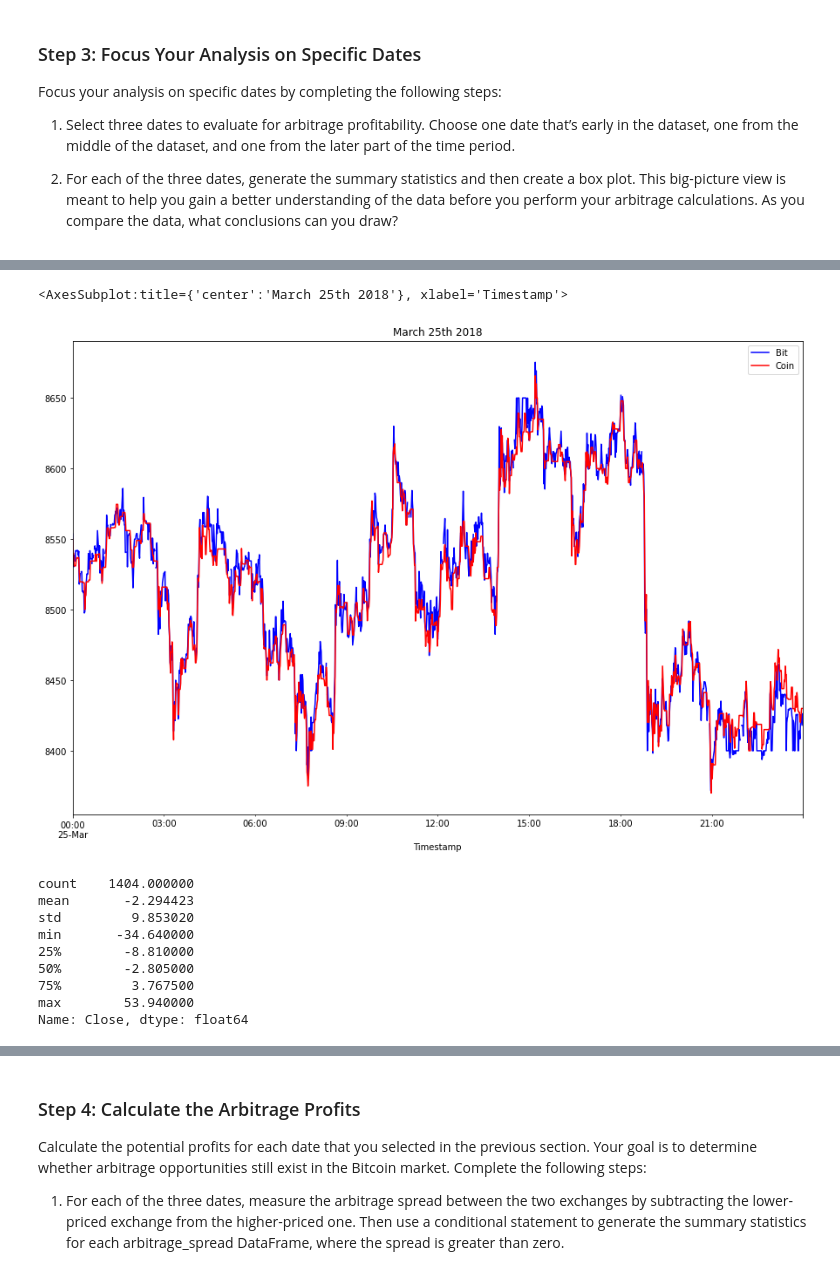
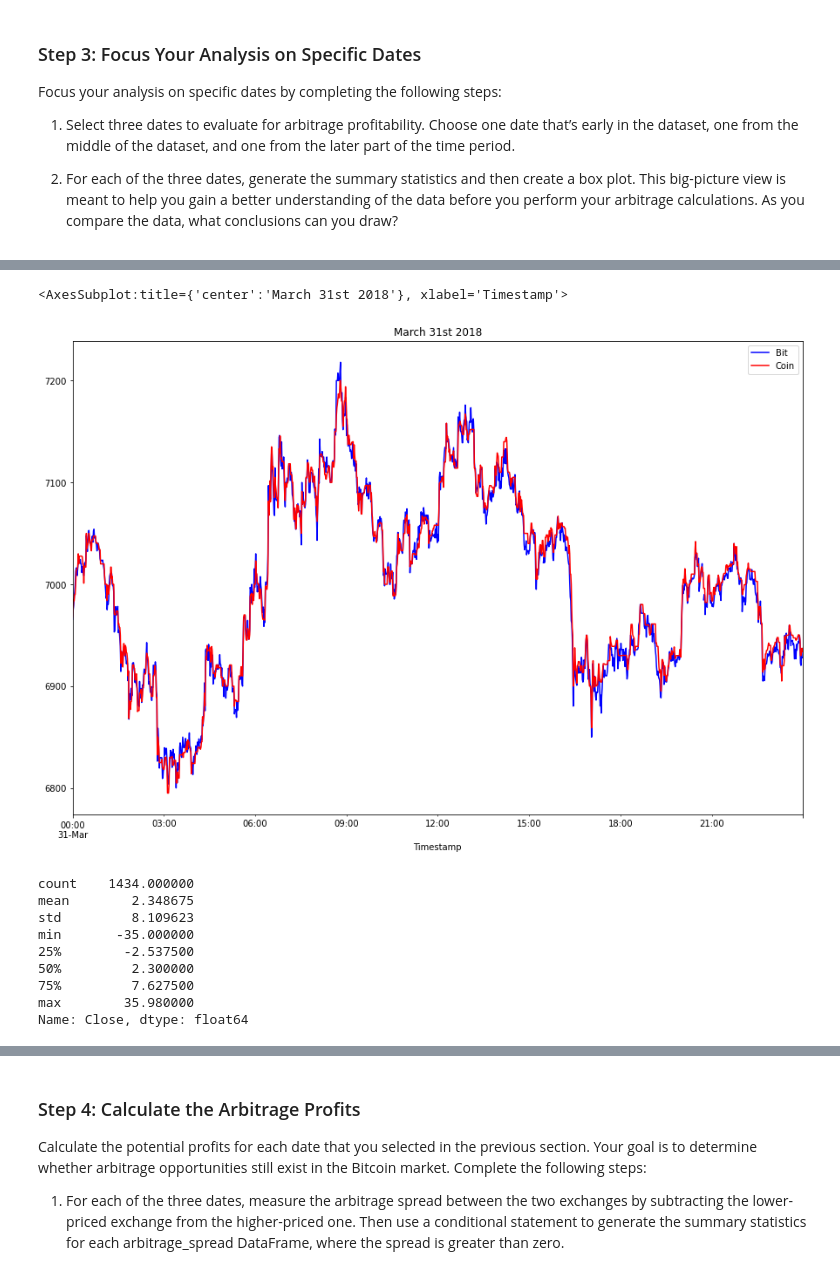
Before and after one commit to MaureenKC/Challenge-3, a Jupyter notebook: Fintech challenge 3/Starter_Code/crypto_arbitrage.ipynb, the cells around one changed output, grey strips where cells are left out. Drawn from its saved outputs; the diff is of its cells as text; code cells hidden in the pictures.

```diff
--- a/Fintech challenge 3/Starter_Code/crypto_arbitrage.ipynb
+++ b/Fintech challenge 3/Starter_Code/crypto_arbitrage.ipynb
@@ -396,27 +397,27 @@ arbitrage_spread_middle.plot(kind="box")
 # %%
 # Create an overlay plot that visualizes the two dataframes over a period of one day from late in the dataset.
 # Be sure that the plots include the parameters `legend`, `figsize`, `title`, `color` and `label`
-bitstamp['Close'].loc['2018-03-25'].plot(legend=True, figsize=(15,10),title="March 25th 2018",color="blue",label="Bit")
-coinbase['Close'].loc['2018-03-25'].plot(legend=True,figsize=(15,10),color="red",label="Coin")
+bitstamp['Close'].loc['2018-03-31'].plot(legend=True, figsize=(15,10),title="March 31st 2018",color="blue",label="Bit")
+coinbase['Close'].loc['2018-03-31'].plot(legend=True,figsize=(15,10),color="red",label="Coin")
 # %% [output]
-<AxesSubplot:title={'center':'March 25th 2018'}, xlabel='Timestamp'>
+<AxesSubplot:title={'center':'March 31st 2018'}, xlabel='Timestamp'>
-[figure, old version]
+[figure, new version]
 # %%
 # Using the date from the late that you have selected, calculate the arbitrage spread
 # by subtracting the bitstamp lower closing prices from the coinbase higher closing prices
-arbitrage_spread_late = coinbase['Close'].loc['2018-03-25']-bitstamp['Close'].loc['2018-03-25']
+arbitrage_spread_late = coinbase['Close'].loc['2018-03-31']-bitstamp['Close'].loc['2018-03-31']
 
 # Generate summary statistics for the late DataFrame
 arbitrage_spread_late.describe()
 # %% [output]
-count    1404.000000
-mean       -2.294423
-std         9.853020
-min       -34.640000
-25%        -8.810000
-50%        -2.805000
-75%         3.767500
-max        53.940000
+count    1434.000000
+mean        2.348675
+std         8.109623
+min       -35.000000
+25%        -2.537500
+50%         2.300000
+75%         7.627500
+max        35.980000
 Name: Close, dtype: float64
 # %%
 # Visualize the arbitrage spread from late in the dataset in a box plot
```
Also changed, not shown: parts of 41 cells of this notebook, 1 other file.
